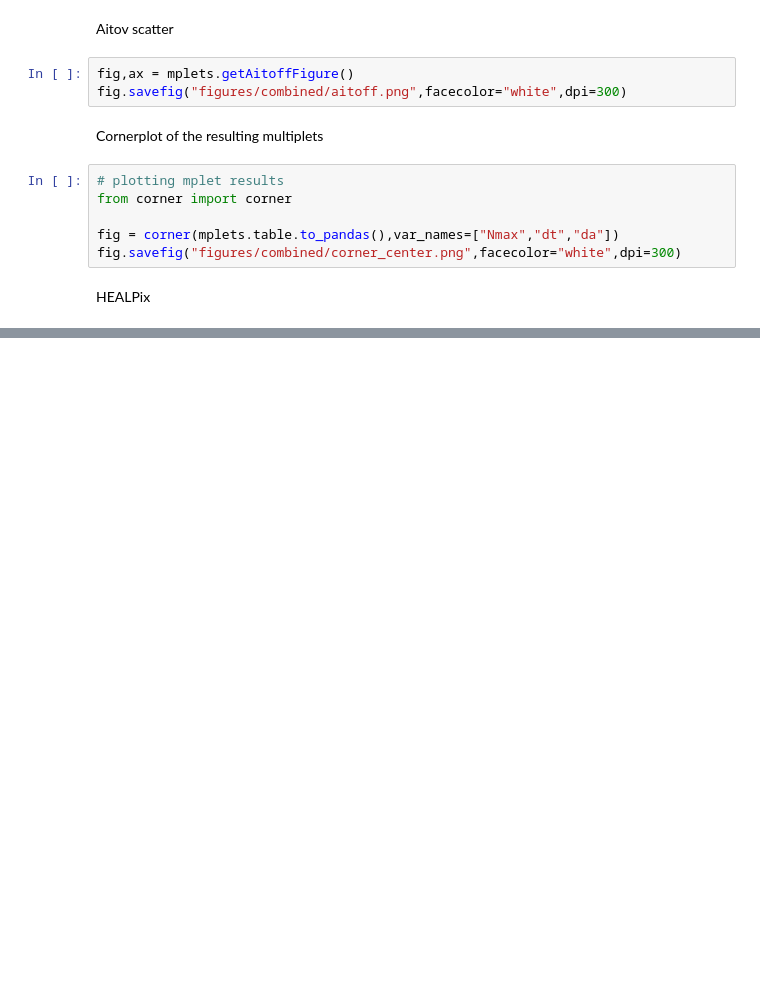
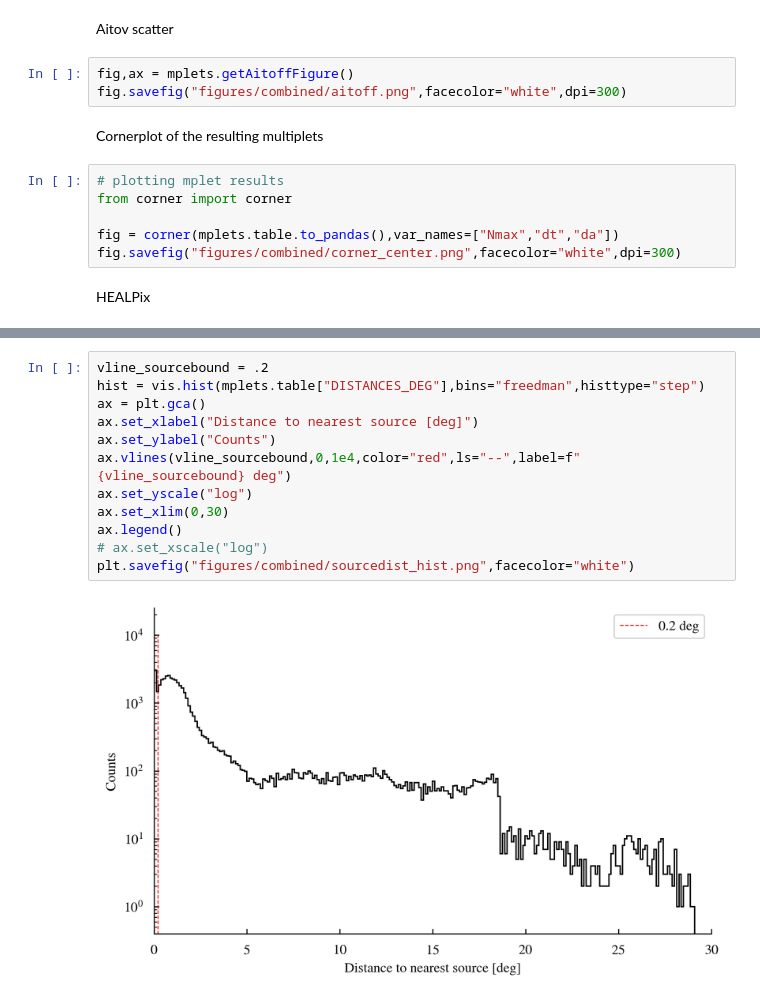
Before and after one commit to annanayjaitly/gamma_transients, a Jupyter notebook: testing/read_scanner_results.ipynb, the cells around one changed output, grey strips where cells are left out. Saved outputs shown, nothing was run; the diff lists cells and outputs as text; blank space fills up the shorter version.

Commit message:
histogram exploration

```diff
--- a/testing/read_scanner_results.ipynb
+++ b/testing/read_scanner_results.ipynb
@@ -60,0 +75,14 @@ hp.mollview(m,norm="hist",cmap="YlGnBu")
+# %%
+vline_sourcebound = .2
+hist = vis.hist(mplets.table["DISTANCES_DEG"],bins="freedman",histtype="step")
+ax = plt.gca()
+ax.set_xlabel("Distance to nearest source [deg]")
+ax.set_ylabel("Counts")
+ax.vlines(vline_sourcebound,0,1e4,color="red",ls="--",label=f"{vline_sourcebound} deg")
+ax.set_yscale("log")
+ax.set_xlim(0,30)
+ax.legend()
+# ax.set_xscale("log")
+plt.savefig("figures/combined/sourcedist_hist.png",facecolor="white")
+# %% [output]
+[figure, added]
```
Also changed, not shown: parts of 8 cells of this notebook.
